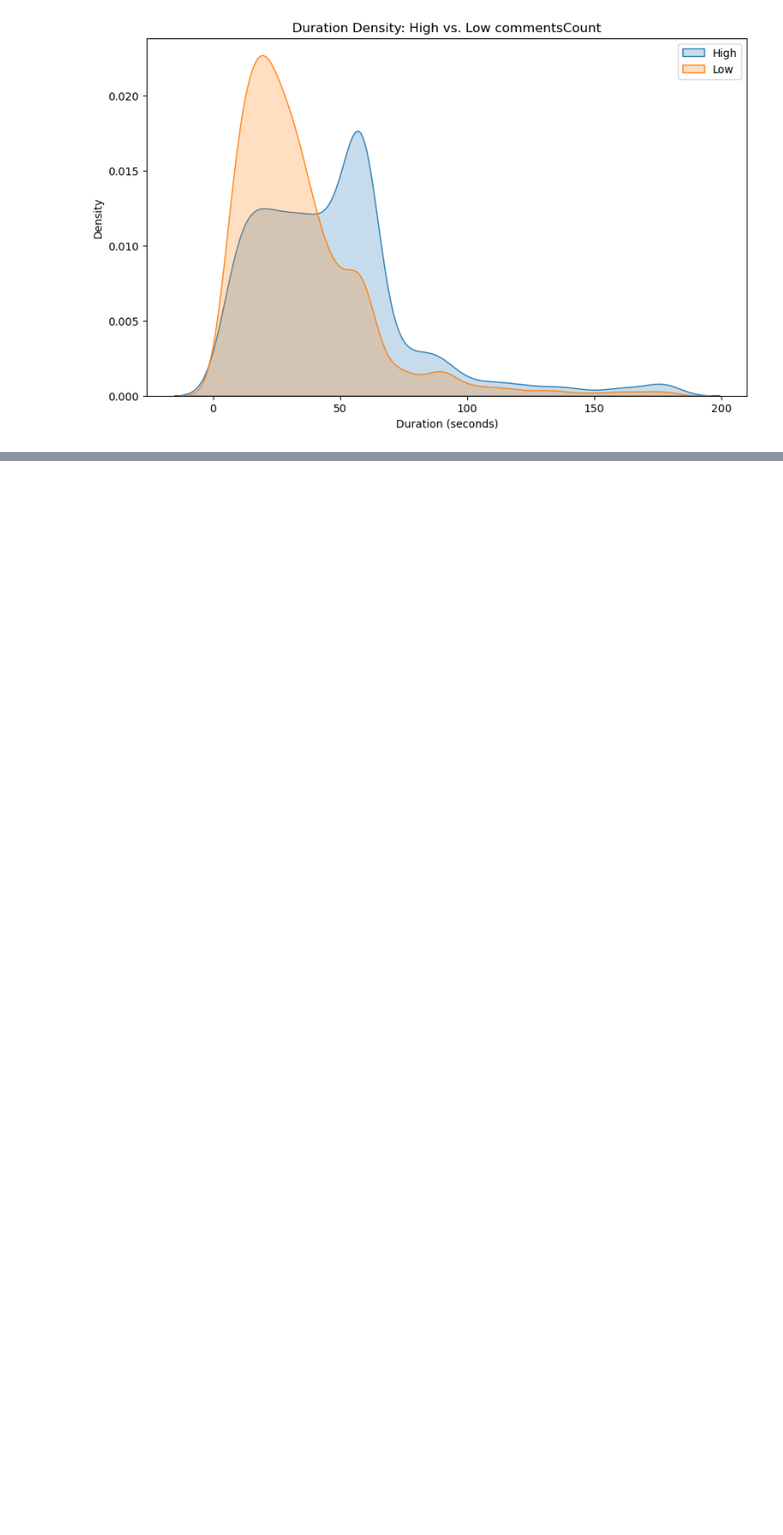
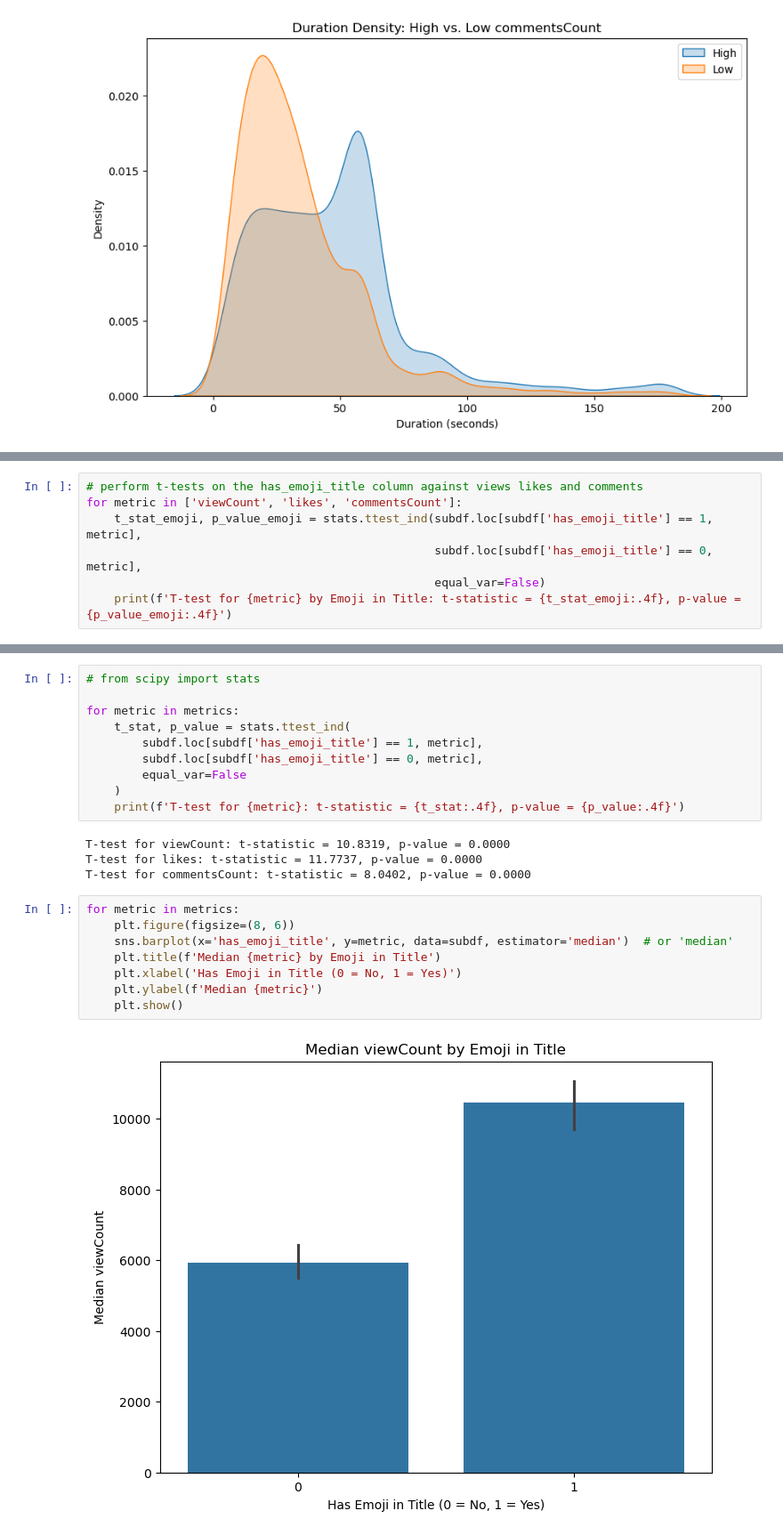
Before and after one commit to pranavrd/erdos-uncreatives, a Jupyter notebook: Data Cleaning and Visualization/eda_video_len_and_ad.ipynb, the cells around one changed output, grey strips where cells are left out. Shown at 89% size. Saved outputs shown, nothing was run; the diff lists cells and outputs as text; blank space fills up the shorter version.

```diff
--- a/Data Cleaning and Visualization/eda_video_len_and_ad.ipynb
+++ b/Data Cleaning and Visualization/eda_video_len_and_ad.ipynb
@@ -359,0 +382,7 @@ for metric in ['viewCount', 'likes', 'commentsCount']:
+# %%
+# perform t-tests on the has_emoji_title column against views likes and comments
+for metric in ['viewCount', 'likes', 'commentsCount']:
+    t_stat_emoji, p_value_emoji = stats.ttest_ind(subdf.loc[subdf['has_emoji_title'] == 1, metric],
+                                                  subdf.loc[subdf['has_emoji_title'] == 0, metric],
+                                                  equal_var=False)
+    print(f'T-test for {metric} by Emoji in Title: t-statistic = {t_stat_emoji:.4f}, p-value = {p_value_emoji:.4f}')
@@ -359,0 +393,24 @@ for metric in ['viewCount', 'likes', 'commentsCount']:
+# %%
+# from scipy import stats
+
+for metric in metrics:
+    t_stat, p_value = stats.ttest_ind(
+        subdf.loc[subdf['has_emoji_title'] == 1, metric],
+        subdf.loc[subdf['has_emoji_title'] == 0, metric],
+        equal_var=False
+    )
+    print(f'T-test for {metric}: t-statistic = {t_stat:.4f}, p-value = {p_value:.4f}')
+# %% [output]
+T-test for viewCount: t-statistic = 10.8319, p-value = 0.0000
+T-test for likes: t-statistic = 11.7737, p-value = 0.0000
+T-test for commentsCount: t-statistic = 8.0402, p-value = 0.0000
+# %%
+for metric in metrics:
+    plt.figure(figsize=(8, 6))
+    sns.barplot(x='has_emoji_title', y=metric, data=subdf, estimator='median')  # or 'median'
+    plt.title(f'Median {metric} by Emoji in Title')
+    plt.xlabel('Has Emoji in Title (0 = No, 1 = Yes)')
+    plt.ylabel(f'Median {metric}')
+    plt.show()
+# %% [output]
+[figure, added]
```
Also changed, not shown: parts of 5 cells of this notebook.
